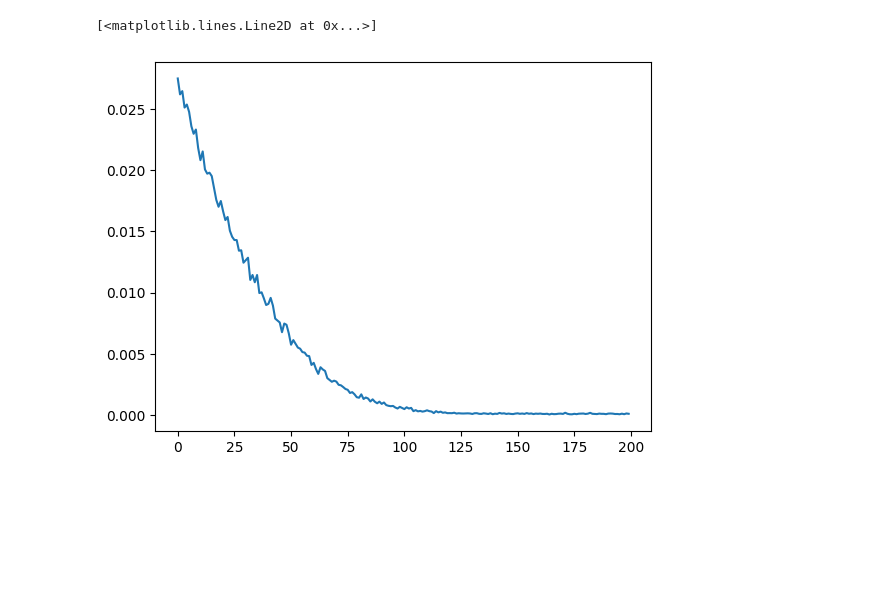
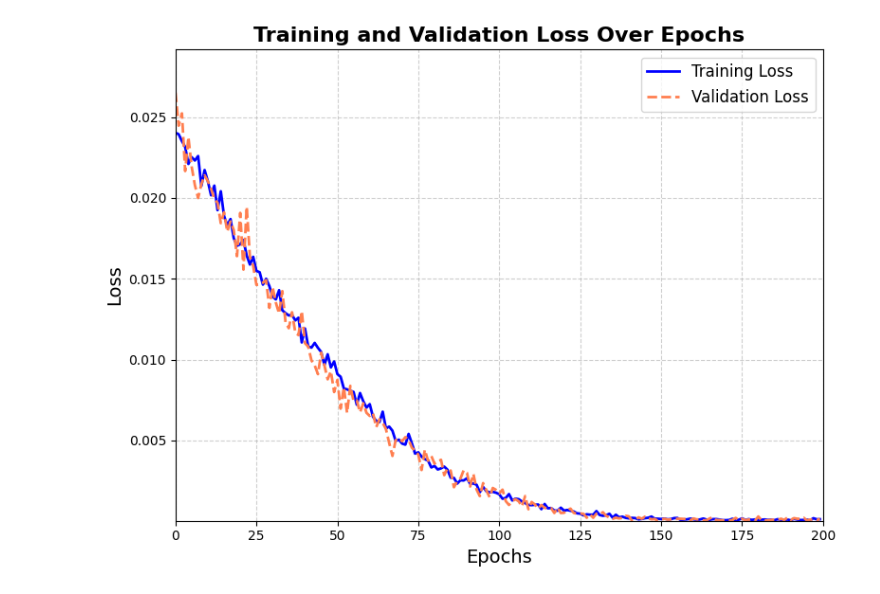
Before and after one commit to SantMiro/Script-Chain-Technical-Interview, a Jupyter notebook: Positional_Encoding_Method.ipynb, the cells around one changed output. Cells and saved outputs as stored; diff of their text form; code cells hidden in the pictures; blank space fills up the shorter version.

```diff
--- a/Positional_Encoding_Method.ipynb
+++ b/Positional_Encoding_Method.ipynb
@@ -6,10 +7,10 @@ import numpy as np
 # %%
 class PositionalEncoding(nn.Module):
-    '''Positional Encoding'''
+    '''Learnable Positional Encoding'''
     def __init__(self, seq_len, d_model):
         super().__init__()
-        self.positional_enconding = nn.Parameter(torch.randn(1, seq_len, d_model))
+        self.positional_enconding = nn.Parameter(torch.randn(1, seq_len, d_model)) # Initialize positional encoding randomly as a learnable parameter
 
     def forward(self, x):
-        return x + self.positional_enconding
+        return x + self.positional_enconding # Add positional encoding to the input
 # %% [markdown]
@@ -102,7 +71,8 @@ The SelfAttentionModel combines positional encoding and self-attention to proces
 # %%
 def create_dummy_data(batch_size, seq_len, d_model):
-    n = 0.01
-    X = torch.randn(batch_size, seq_len, d_model) * n
+    '''Dummy Data Generator'''
+    n = 0.01 # Scaling factor for easier training
+    X = torch.randn(batch_size, seq_len, d_model) * n # Tensor with shape (batch_size, seq_len, d_model)
     y = torch.randn(batch_size, 1)* n
     return X, y
 # %% [markdown]
@@ -177,5 +161,28 @@ import matplotlib.pyplot as plt
-# %%
-plt.plot(loss_item)
-# %% [output]
-[<matplotlib.lines.Line2D at 0x...>]
-[figure, removed]
+# %%
+# Plot training and validation loss
+plt.figure(figsize=(8, 6))  # Set figure size for better resolution
+
+# Plot the loss curves
+plt.plot(loss_item, label="Training Loss", color='blue', linewidth=2)
+plt.plot(val_loss_item, label="Validation Loss", color='coral', linewidth=2, linestyle='--')
+
+# Add titles and labels
+plt.title('Training and Validation Loss Over Epochs', fontsize=16, fontweight='bold')
+plt.xlabel('Epochs', fontsize=14)
+plt.ylabel('Loss', fontsize=14)
+
+# Add a grid
+plt.grid(True, linestyle='--', alpha=0.6)
+
+# Add a legend
+plt.legend(loc='upper right', fontsize=12)
+
+# Tweak axis limits for better visualization
+plt.xlim([0, len(loss_item)])  # Set x-axis limit from 0 to the number of epochs
+plt.ylim([min(min(loss_item), min(val_loss_item)) * 0.9, max(max(loss_item), max(val_loss_item)) * 1.1])
+
+# Display the plot
+plt.tight_layout()
+plt.savefig('t_n_v_loss.png', dpi=800, bbox_inches='tight')
+# %% [output]
+[figure, added]
```
Also changed, not shown: parts of 9 cells of this notebook, 2 other files.
